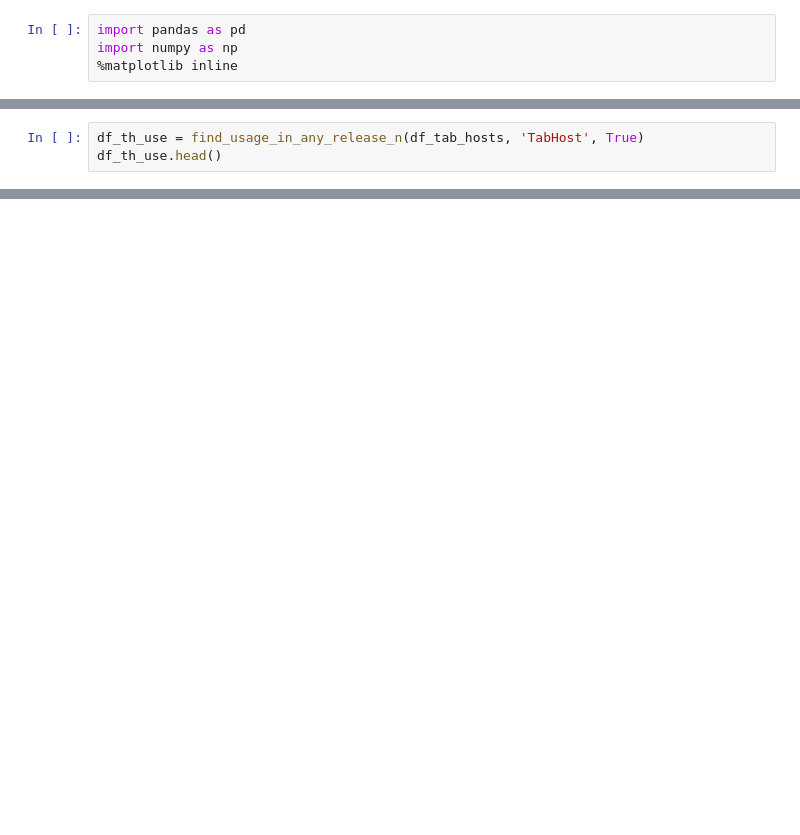
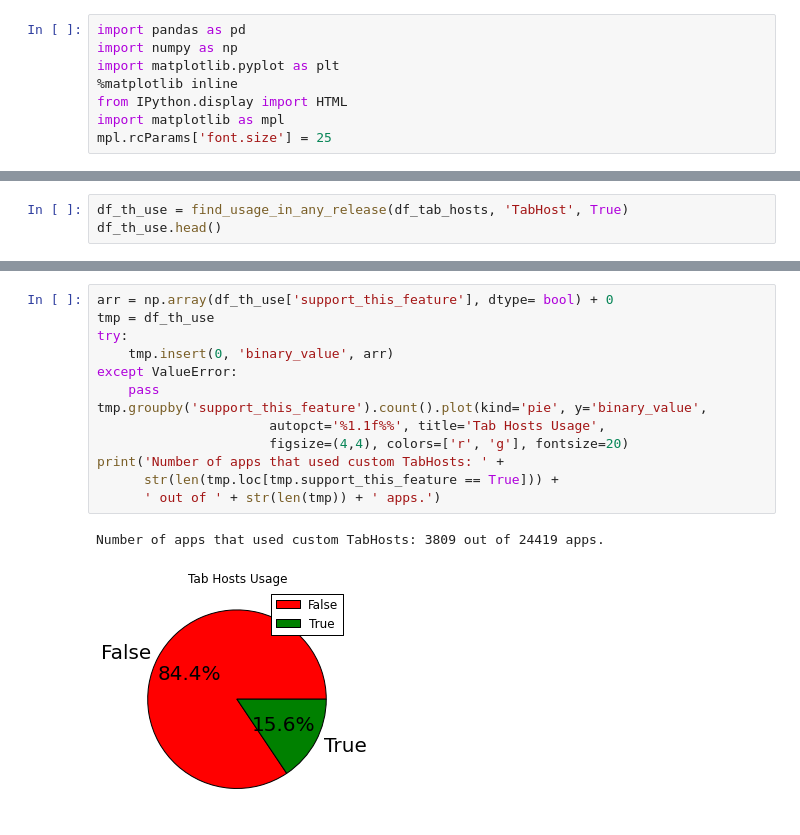
Before and after one commit to kalharbi/appsmining, a Jupyter notebook: notebook/chi-apps-mining-p2.ipynb, the cells around one changed output, grey strips where cells are left out. Saved outputs shown, nothing was run; the diff lists cells and outputs as text; blank space fills up the shorter version.

```diff
--- a/notebook/chi-apps-mining-p2.ipynb
+++ b/notebook/chi-apps-mining-p2.ipynb
@@ -1,4 +1,8 @@
 # %%
 import pandas as pd
 import numpy as np
+import matplotlib.pyplot as plt
 %matplotlib inline
+from IPython.display import HTML
+import matplotlib as mpl
+mpl.rcParams['font.size'] = 25
@@ -42,3 +333,3 @@ h = HTML("<h2>How many apps ever used Tab Hosts in their UI in any release?</h2>
 # %%
-df_th_use = find_usage_in_any_release_n(df_tab_hosts, 'TabHost', True)
+df_th_use = find_usage_in_any_release(df_tab_hosts, 'TabHost', True)
 df_th_use.head()
@@ -44,0 +344,16 @@ df_th_use.head()
+# %%
+arr = np.array(df_th_use['support_this_feature'], dtype= bool) + 0
+tmp = df_th_use
+try:
+    tmp.insert(0, 'binary_value', arr)
+except ValueError:
+    pass
+tmp.groupby('support_this_feature').count().plot(kind='pie', y='binary_value',
+                      autopct='%1.1f%%', title='Tab Hosts Usage',
+                      figsize=(4,4), colors=['r', 'g'], fontsize=20)
+print('Number of apps that used custom TabHosts: ' +
+      str(len(tmp.loc[tmp.support_this_feature == True])) +
+      ' out of ' + str(len(tmp)) + ' apps.')
+# %% [output]
+Number of apps that used custom TabHosts: 3809 out of 24419 apps.
+[figure, added]
```
Also changed, not shown: parts of 67 cells of this notebook, 16 other files.
